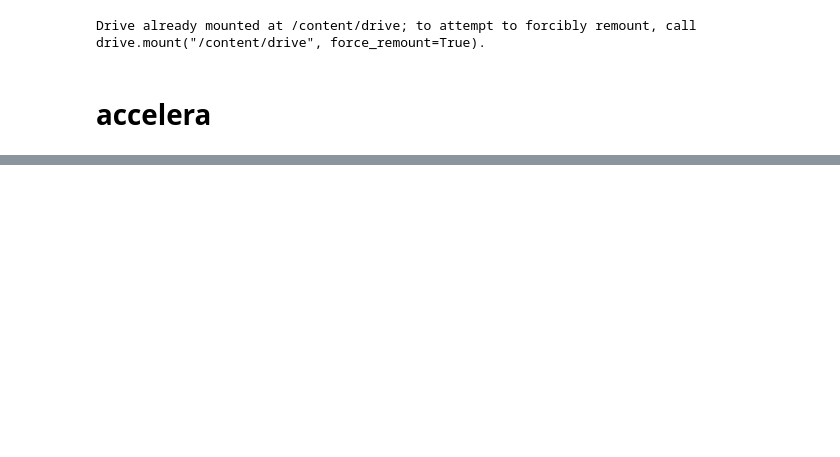
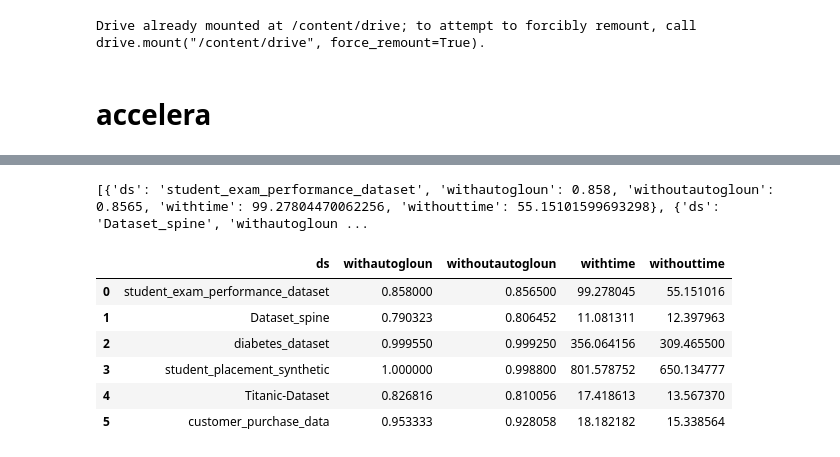
Before and after one commit to Mohamed-Ashraf273/accelera, a Jupyter notebook: examples/auo_preprocessing_comparison.ipynb, the cells around one changed output, grey strips where cells are left out. Cells and saved outputs as stored; diff of their text form; code cells hidden in the pictures; blank space fills up the shorter version.

```diff
--- a/examples/auo_preprocessing_comparison.ipynb
+++ b/examples/auo_preprocessing_comparison.ipynb
@@ -947,0 +979,15 @@ TabularPredictor saved. To load, use: predictor = TabularPredictor.load("/conten
+# %%
+print(results)
+# %% [output]
+[{'ds': 'student_exam_performance_dataset', 'withautogloun': 0.858, 'withoutautogloun': 0.8565, 'withtime': 99.27804470062256, 'withouttime': 55.15101599693298}, {'ds': 'Dataset_spine', 'withautogloun ...
+# %%
+results_df=pd.DataFrame(results)
+results_df
+# %% [output]
+|  | ds | withautogloun | withoutautogloun | withtime | withouttime |
+| 0 | student_exam_performance_dataset | 0.858000 | 0.856500 | 99.278045 | 55.151016 |
+| 1 | Dataset_spine | 0.790323 | 0.806452 | 11.081311 | 12.397963 |
+| 2 | diabetes_dataset | 0.999550 | 0.999250 | 356.064156 | 309.465500 |
+| 3 | student_placement_synthetic | 1.000000 | 0.998800 | 801.578752 | 650.134777 |
+| 4 | Titanic-Dataset | 0.826816 | 0.810056 | 17.418613 | 13.567370 |
+| 5 | customer_purchase_data | 0.953333 | 0.928058 | 18.182182 | 15.338564 |
```
Also changed, not shown: parts of 6 cells of this notebook.
